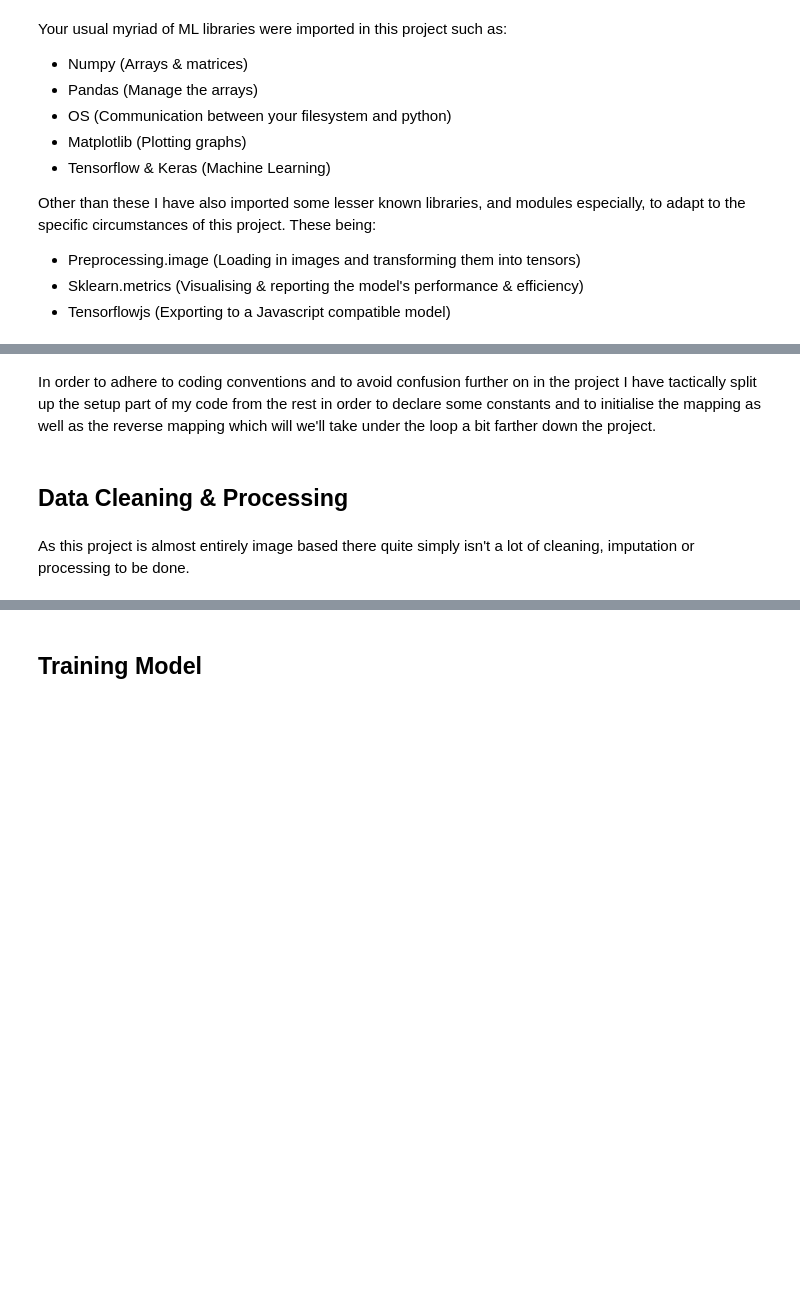
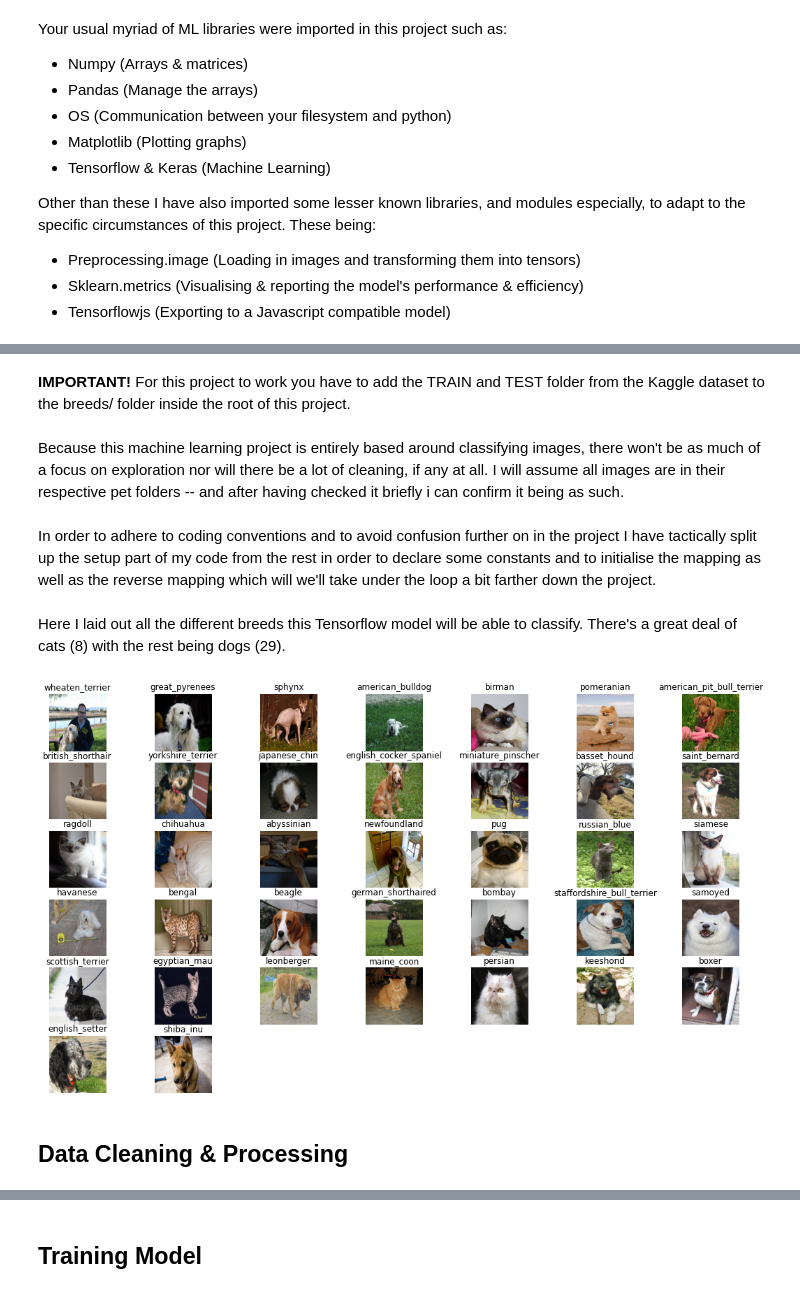
Before and after one commit to snenenenenenene/pet-classification, a Jupyter notebook: notebook.ipynb, the cells around one changed output, grey strips where cells are left out. Cells and saved outputs as stored; diff of their text form; code cells hidden in the pictures; blank space fills up the shorter version.

Commit message:
Finalizing project

```diff
--- a/notebook.ipynb
+++ b/notebook.ipynb
@@ -40,3 +43,8 @@ from tensorflow import keras
+# %% [markdown]
+**IMPORTANT!** For this project to work you have to add the TRAIN and TEST folder from the Kaggle dataset to the breeds/ folder inside the root of this project.
+# %% [markdown]
+Because this machine learning project is entirely based around classifying images, there won't be as much of a focus on exploration nor will there be a lot of cleaning, if any at all.
+I will assume all images are in their respective pet folders -- and after having checked it briefly i can confirm it being as such.
 # %% [markdown]
 In order to adhere to coding conventions and to avoid confusion further on in the project I have tactically split up the setup part of my code from the rest in order to declare some constants and to initialise the mapping as well as the reverse mapping which will we'll take under the loop a bit farther down the project.
 # %%
@@ -60,4 +68,18 @@ print(mapping)
+# %% [markdown]
+Here I laid out all the different breeds this Tensorflow model will be able to classify.
+There's a great deal of cats (8) with the rest being dogs (29).
+# %%
+for i,j in enumerate(Name):
+    ax = plt.subplot(6, 7, i + 1)
+    image=load_img(f"breeds/TRAIN/{j}/1.jpg",target_size=(256,256))
+    fig = plt.gcf()
+    plt.title(j)
+    plt.axis('off')
+    fig.set_size_inches(18.5, 10.5)
+    plt.imshow(image)
+
+plt.show()
+# %% [output]
+[figure, added]
 # %% [markdown]
 ## Data Cleaning & Processing
-# %% [markdown]
-As this project is almost entirely image based there quite simply isn't a lot of cleaning, imputation or processing to be done.
```
Also changed, not shown: parts of 14 cells of this notebook, 7 other files.
